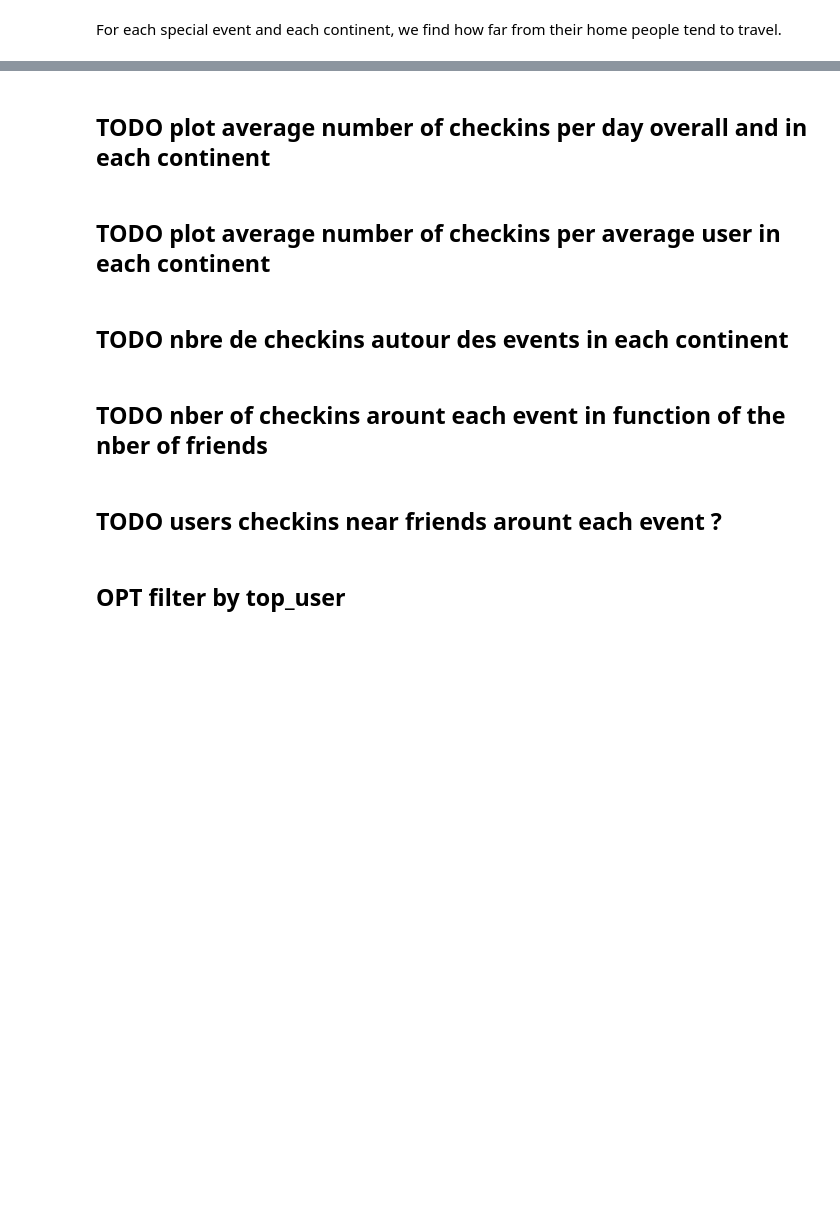
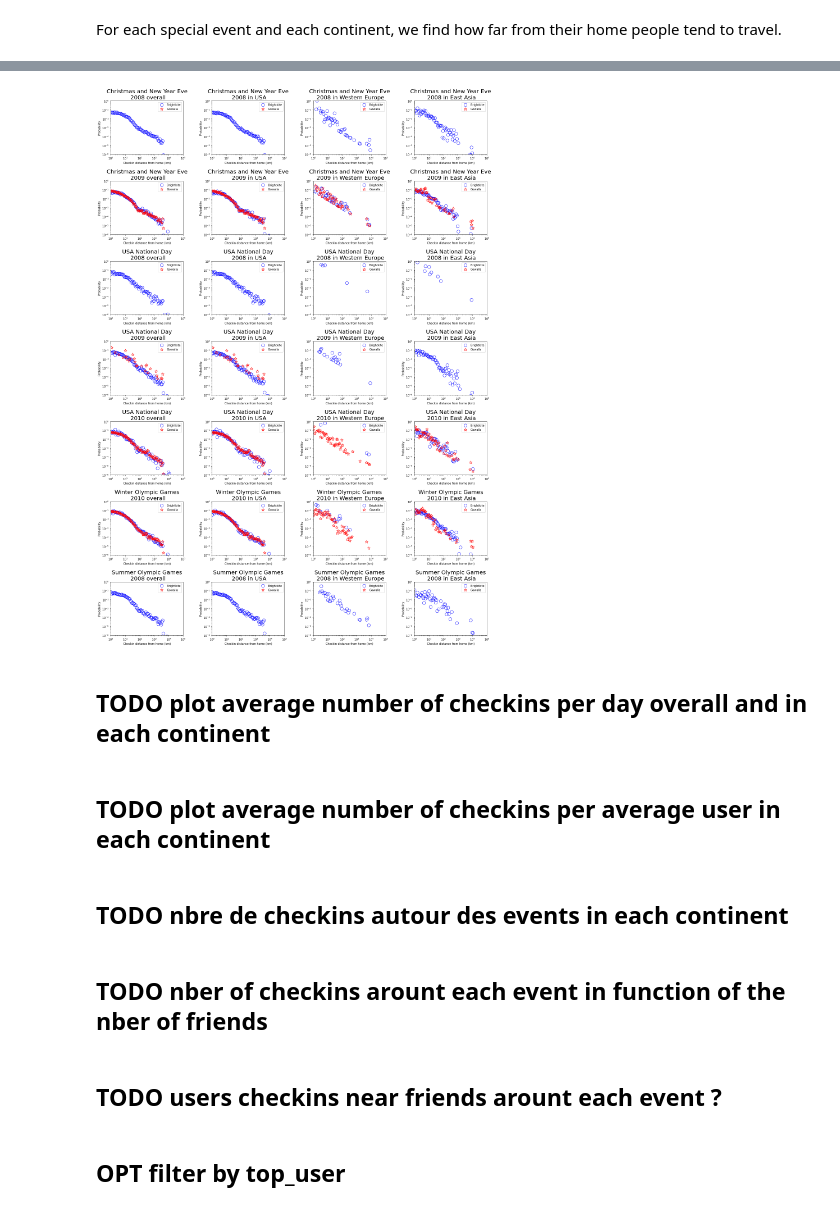
Before and after one commit to epfl-ada/ada-2020-project-milestone-p3-p3_bcd, a Jupyter notebook: Creative extension.ipynb, the cells around one changed output, grey strips where cells are left out. Cells and saved outputs as stored; diff of their text form; code cells hidden in the pictures; blank space fills up the shorter version.

Commit message:
dist

```diff
--- a/Creative extension.ipynb
+++ b/Creative extension.ipynb
@@ -361,6 +375,9 @@ b_checkins['dist_from_home'] = b_checkins.progress_apply(lambda x : dist(x['lat_
 
 g_checkins['dist_from_home'] = g_checkins.progress_apply(lambda x : dist(x['lat_home'], x['long_home'], x['latitude'],
                                                                 x['longitude']), axis = 1)
+# %%
+b_checkins = pd.read_csv(data_folder + 'b_with_dist.txt.gz')
+g_checkins = pd.read_csv(data_folder + 'g_with_dist.txt.gz')
 # %%
 # Function that computes the distributions of the values in data and plots it using a scatter plot.
 # The arguments are:
@@ -592,3 +530,84 @@ events.shape
+# %%
+# Doing the final plot. Setting the figure size to (6,5) arbitrarily (slightly larger than tall).
+fig, axs = plt.subplots(7,4, figsize=(6*4, 5*7))
+
+utc=pytz.UTC
+
+end_titles = [' overall', ' in USA', ' in Western Europe', ' in East Asia']
+
+for idx in events.index :
+    #select only the ones in the correct timestamps
+    b_checkins_plot = b_checkins[(b_checkins.checkin_time <= utc.localize(events.iloc[idx]['end'])) &
+                                         (b_checkins.checkin_time >= utc.localize(events.iloc[idx]['beginning']))]
+
+    g_checkins_plot = g_checkins[(g_checkins.checkin_time <= utc.localize(events.iloc[idx]['end'])) &
+                                         (g_checkins.checkin_time >= utc.localize(events.iloc[idx]['beginning']))]
+
+    b_checkins_usa_plot = b_checkins[(b_checkins.is_in_usa) & (b_checkins.checkin_time <= utc.localize(events.iloc[idx]['end'])) &
+                                         (b_checkins.checkin_time >= utc.localize(events.iloc[idx]['beginning']))]
+
+    g_checkins_usa_plot = g_checkins[(g_checkins.is_in_usa) & (g_checkins.checkin_time <= utc.localize(events.iloc[idx]['end'])) &
+                                         (g_checkins.checkin_time >= utc.localize(events.iloc[idx]['beginning']))]
+
+    b_checkins_europe_plot = b_checkins[(b_checkins.is_in_europe) & (b_checkins.checkin_time <= utc.localize(events.iloc[idx]['end'])) &
+                                         (b_checkins.checkin_time >= utc.localize(events.iloc[idx]['beginning']))]
+
+    g_checkins_europe_plot = g_checkins[(g_checkins.is_in_europe) & (g_checkins.checkin_time <= utc.localize(events.iloc[idx]['end'])) &
+                                         (g_checkins.checkin_time >= utc.localize(events.iloc[idx]['beginning']))]
+
+    b_checkins_asia_plot = b_checkins[(b_checkins.is_in_asia) & (b_checkins.checkin_time <= utc.localize(events.iloc[idx]['end'])) &
+                                         (b_checkins.checkin_time >= utc.localize(events.iloc[idx]['beginning']))]
+
+    g_checkins_asia_plot = g_checkins[(g_checkins.is_in_asia) & (g_checkins.checkin_time <= utc.localize(events.iloc[idx]['end'])) &
+                                         (g_checkins.checkin_time >= utc.localize(events.iloc[idx]['beginning']))]
+
+
+
+    # BRIGHTKITE – computing and scatter plotting the distribution of home distances between friends.
+    plot_probability(b_checkins_plot['dist_from_home'], axs[idx,0], 'o', 'b', 'Brightkite')
+
+    # GOWALLA – computing and scatter plotting the distribution of home distances between friends.
+    plot_probability(g_checkins_plot['dist_from_home'], axs[idx,0], '*', 'r', 'Gowalla')
+
+     # BRIGHTKITE – computing and scatter plotting the distribution of home distances between friends.
+    plot_probability(b_checkins_usa_plot['dist_from_home'], axs[idx,1], 'o', 'b', 'Brightkite')
+
+    # GOWALLA – computing and scatter plotting the distribution of home distances between friends.
+    plot_probability(g_checkins_usa_plot['dist_from_home'], axs[idx,1], '*', 'r', 'Gowalla')
+
+     # BRIGHTKITE – computing and scatter plotting the distribution of home distances between friends.
+    plot_probability(b_checkins_europe_plot['dist_from_home'], axs[idx,2], 'o', 'b', 'Brightkite')
+
+    # GOWALLA – computing and scatter plotting the distribution of home distances between friends.
+    plot_probability(g_checkins_europe_plot['dist_from_home'], axs[idx,2], '*', 'r', 'Gowalla')
+
+     # BRIGHTKITE – computing and scatter plotting the distribution of home distances between friends.
+    plot_probability(b_checkins_asia_plot['dist_from_home'], axs[idx,3], 'o', 'b', 'Brightkite')
+
+    # GOWALLA – computing and scatter plotting the distribution of home distances between friends.
+    plot_probability(g_checkins_asia_plot['dist_from_home'], axs[idx,3], '*', 'r', 'Gowalla')
+
+    for i in range(4):
+        # Setting the axes' scales to be logarithmic.
+        axs[idx, i].set_xscale("log")
+        axs[idx, i].set_yscale("log")
+
+        #Setting the limits of the axes to match the ones in the paper's plot.
+        axs[idx, i].set_xlim(10e-1, 10e4)
+        axs[idx, i].set_ylim(10e-7, 10e-1)
+
+        # Naming the axes and resizing the labels
+        axs[idx, i].set_xlabel('Checkin distance from home (km)', size=10)
+        axs[idx, i].set_ylabel('Probability', size=10)
+
+        # Adding the color legend and the title of the plot.
+        axs[idx, i].set_title(str(events.loc[idx]['name']) + '\n '+ str(events.loc[idx]['year']) + str(end_titles[i]),
+                                                                      size=20)
+        axs[idx, i].legend()
+
+plt.subplots_adjust(hspace = 0.5, wspace = 0.4)
+# %% [output]
+[figure, added]
 # %% [markdown]
 ## TODO plot average number of checkins per day overall and in each continent
 # %% [markdown]
```
Also changed, not shown: parts of 33 cells of this notebook.
